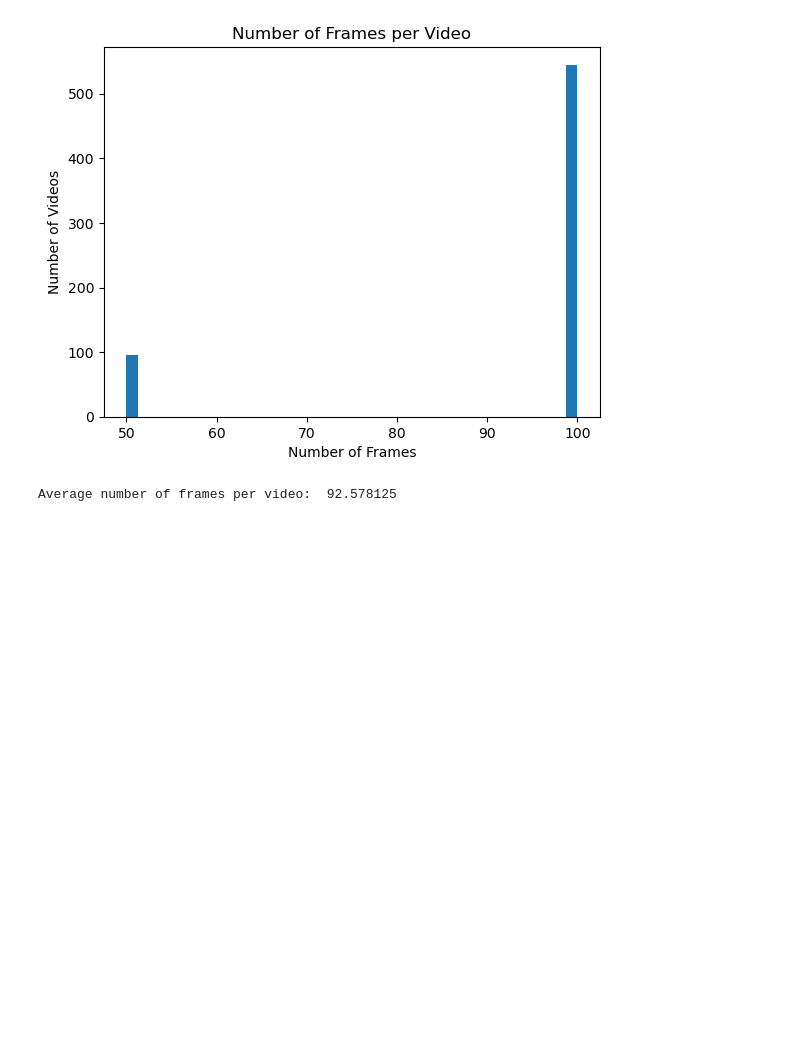
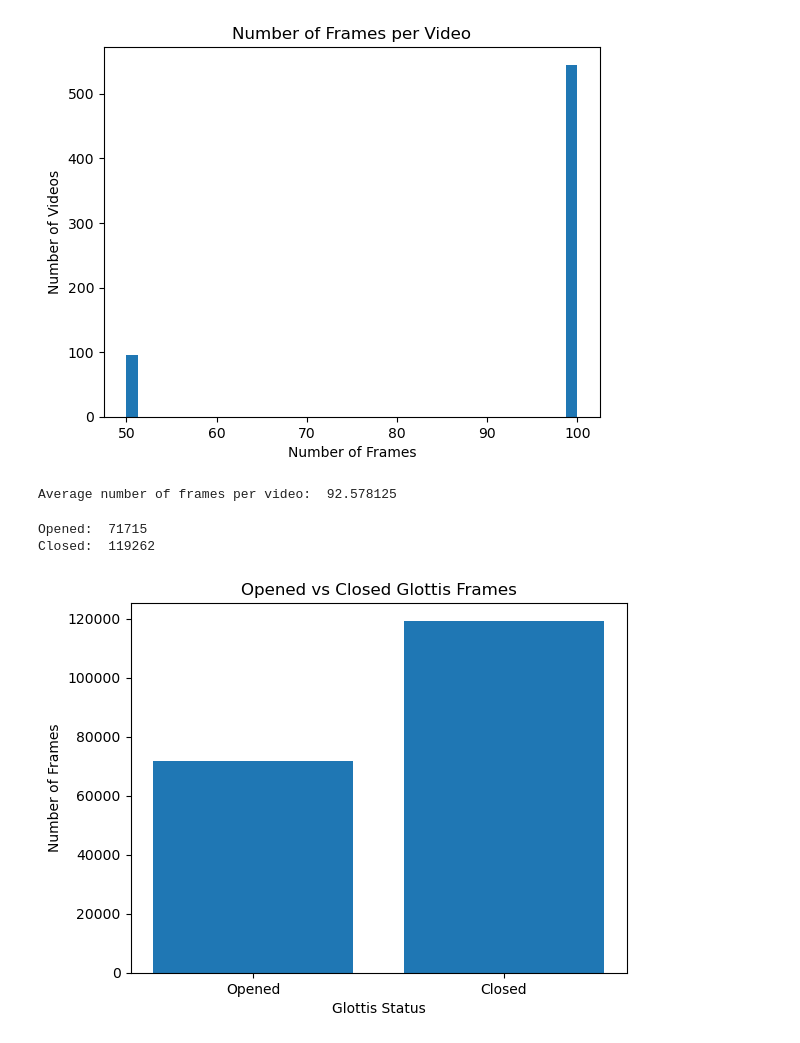
Before and after one commit to Ejento47/Glottis-Detection, a Jupyter notebook: scripts/data_analysis.ipynb, the cells around one changed output. Drawn from its saved outputs; the diff is of its cells as text; code cells hidden in the pictures; blank space fills up the shorter version.

```diff
--- a/scripts/data_analysis.ipynb
+++ b/scripts/data_analysis.ipynb
@@ -141,3 +141,33 @@ print("Average number of frames per video: ", df["Video Id"].value_counts().mean
 # %% [output]
 [figure]
 Average number of frames per video:  92.578125
+# %%
+dhs_csv = r"D:\FYP_code\dhs_metadata.csv"
+df = pd.read_csv(dhs_csv)
+# %%
+#plot opened vs closed glottis
+# find the number of open glottis per video in dhs_csv
+# find number of frame per video file as well
+
+bbox = df['has_bbox']
+
+opened = 0
+closed = 0
+for i in range(len(bbox)):
+    if bbox[i] == True:
+        opened += 1
+    else:
+        closed += 1
+
+print("Opened: ", opened)
+print("Closed: ", closed)
+#plot opened vs closed glottis
+plt.bar(['Opened', 'Closed'], [opened, closed])
+plt.title("Opened vs Closed Glottis Frames")
+plt.xlabel("Glottis Status")
+plt.ylabel("Number of Frames")
+plt.show()
+# %% [output]
+Opened:  71715
+Closed:  119262
+[figure, added]
```
Also changed, not shown: parts of 1 cell of this notebook.
